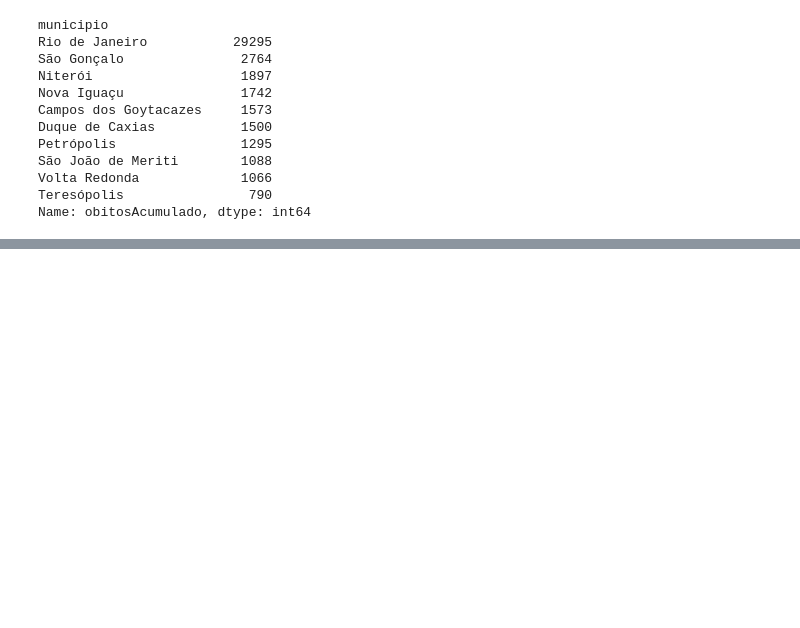
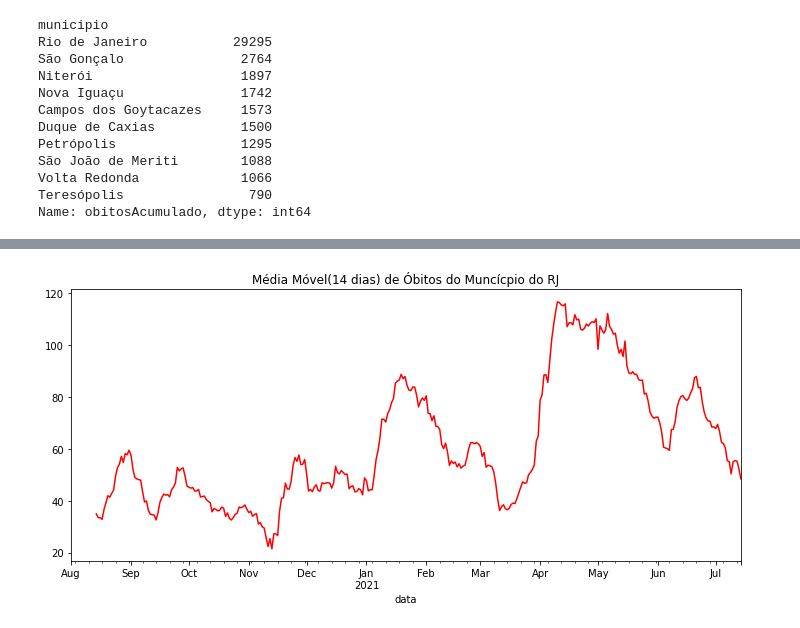
Before and after one commit to ranielli/analise-dados-covid-estatistica, a Jupyter notebook: analise_rj.ipynb, the cells around one changed output, grey strips where cells are left out. Drawn from its saved outputs; the diff is of its cells as text; code cells hidden in the pictures; blank space fills up the shorter version.

```diff
--- a/analise_rj.ipynb
+++ b/analise_rj.ipynb
@@ -671,0 +738,8 @@ plt.show()
+# %%
+media_movel_obitos_muncrj = serie_munc_geral['obitosNovos'].rolling(14).mean()
+media_movel_obitos_muncrj.plot(color=['red'])
+plt.gcf().set_size_inches(12,5)
+plt.title('Média Móvel(14 dias) de Óbitos do Muncícpio do RJ')
+plt.show()
+# %% [output]
+[figure, added]
```
Also changed, not shown: parts of 9 cells of this notebook.
